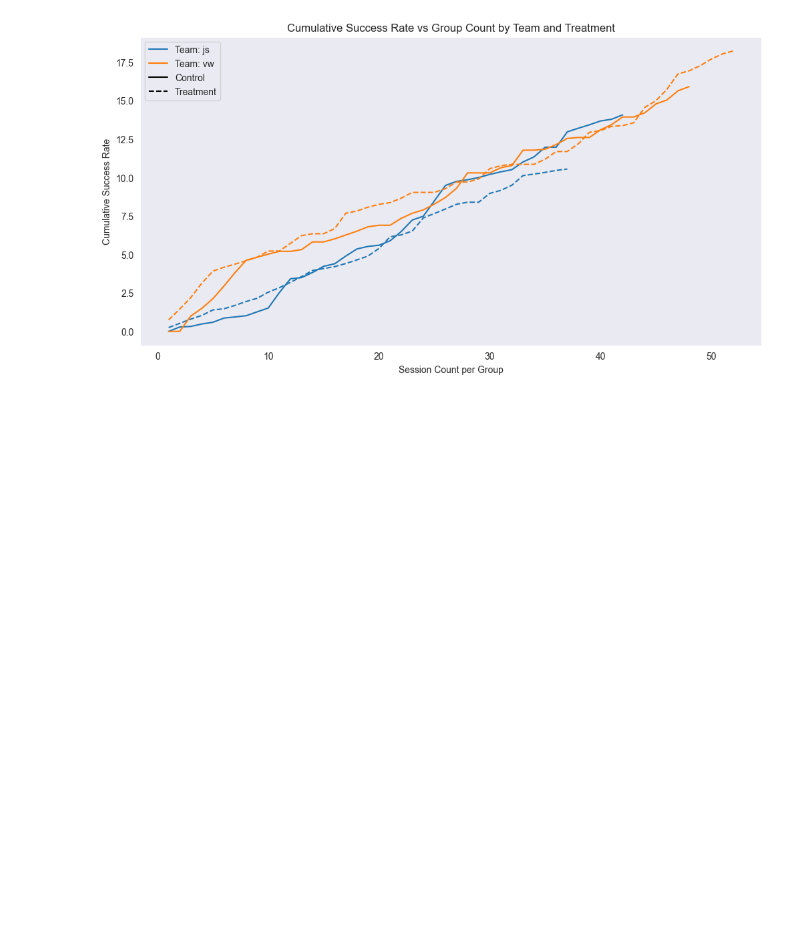
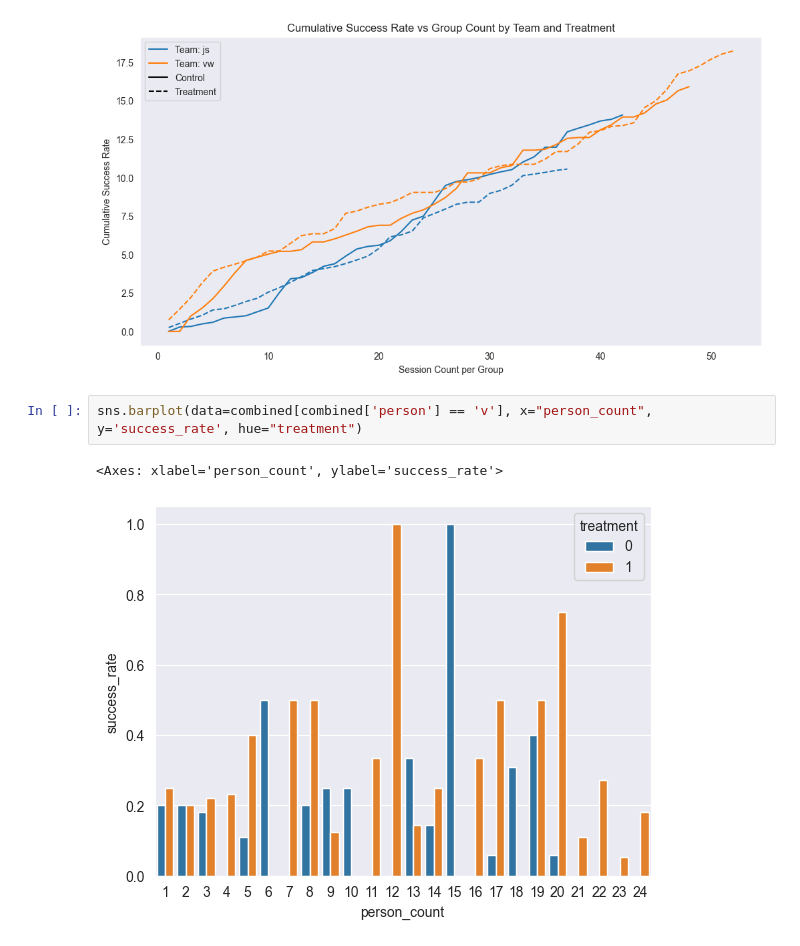
Before and after one commit to julianstrietzel/experiments_power_analysis, a Jupyter notebook: exp_2/data_formation.ipynb, the cells around one changed output. Cells and saved outputs as stored; diff of their text form; blank space fills up the shorter version.

```diff
--- a/exp_2/data_formation.ipynb
+++ b/exp_2/data_formation.ipynb
@@ -614,3 +614,8 @@ plt.grid()
 plt.savefig("group_count.pdf")
 # %% [output]
 [figure]
+# %%
+sns.barplot(data=combined[combined['person'] == 'v'], x="person_count", y='success_rate', hue="treatment")
+# %% [output]
+<Axes: xlabel='person_count', ylabel='success_rate'>
+[figure, added]
```
Also changed, not shown: 2 other files.
